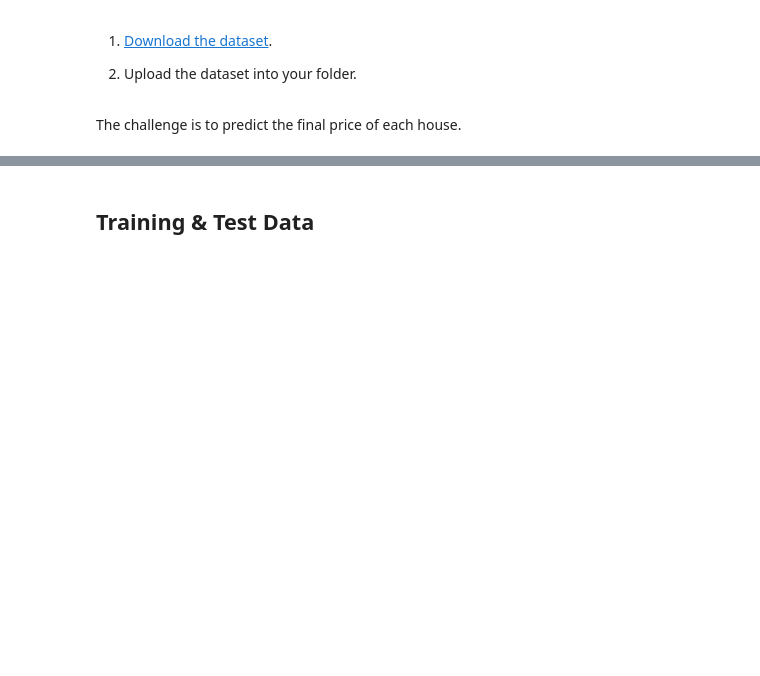
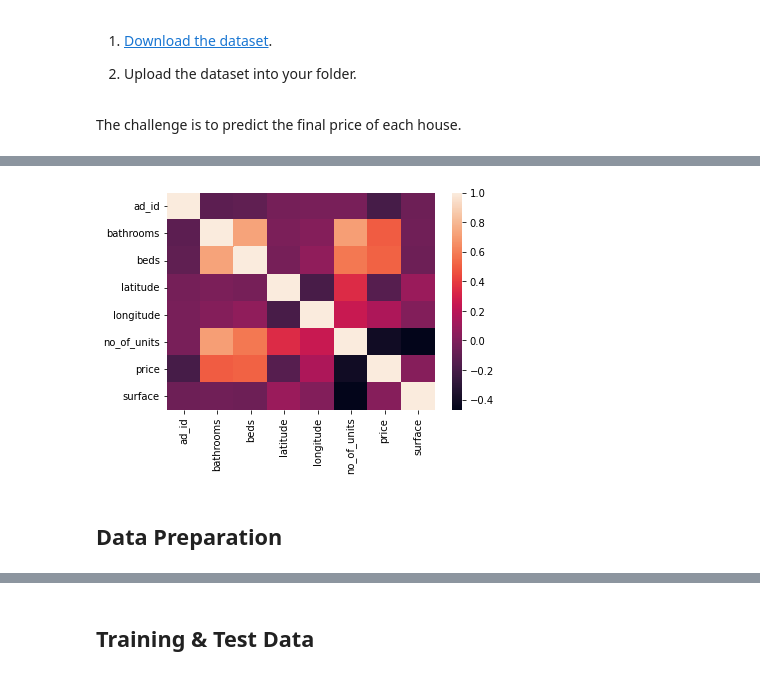
Before and after one commit to ranadas/ET5003_SEM1_2021-2, a Jupyter notebook: Week-3/ET5003_Etivity2_Rana_Das_19137338.ipynb, the cells around one changed output, grey strips where cells are left out. Cells and saved outputs as stored; diff of their text form; code cells hidden in the pictures; blank space fills up the shorter version.

```diff
--- a/Week-3/ET5003_Etivity2_Rana_Das_19137338.ipynb
+++ b/Week-3/ET5003_Etivity2_Rana_Das_19137338.ipynb
@@ -91,0 +95,14 @@ The challenge is to predict the final price of each house.
+# %%
+# Checking if using Google Colab (courtesy of Nigel Portley and  Michael McKegney).
+RunningInCOLAB = 'google.colab' in str(get_ipython())
+
+if RunningInCOLAB:
+    from google.colab import drive
+    drive.mount('/content/drive')
+
+    # paste the path here, keep quotation marks and the trailing slash
+    Path = '/content/drive/MyDrive/Colab Notebooks/ET5003/e-tivity-2/'
+
+else:
+
+    Path = '.'
@@ -91,0 +111,20 @@ The challenge is to predict the final price of each house.
+# %%
+# from google.colab import drive
+# drive.mount('/content/drive', force_remount=True)
+
+# Path, copy the path from your Drive
+# Path = '/content/drive/MyDrive/Colab Notebooks/ET5003/e-tivity-2/'
+
+# House Data
+train_data = Path + 'house_train.csv'
+test_data = Path + 'house_test.csv'
+cost_data = Path + 'true_price.csv'
+
+# train data
+df_train = pd.read_csv(train_data)
+
+# test data
+df_test = pd.read_csv(test_data)
+
+# test data
+df_cost = pd.read_csv(cost_data)
@@ -91,0 +276,10 @@ The challenge is to predict the final price of each house.
+# %%
+# calculate the correlation matrix
+corr = df_train.corr()
+
+# plot the heatmap
+sns.heatmap(corr, xticklabels=corr.columns,yticklabels=corr.columns);
+# %% [output]
+[figure, added]
+# %% [markdown]
+## Data Preparation
```
Also changed, not shown: parts of 40 cells of this notebook.
